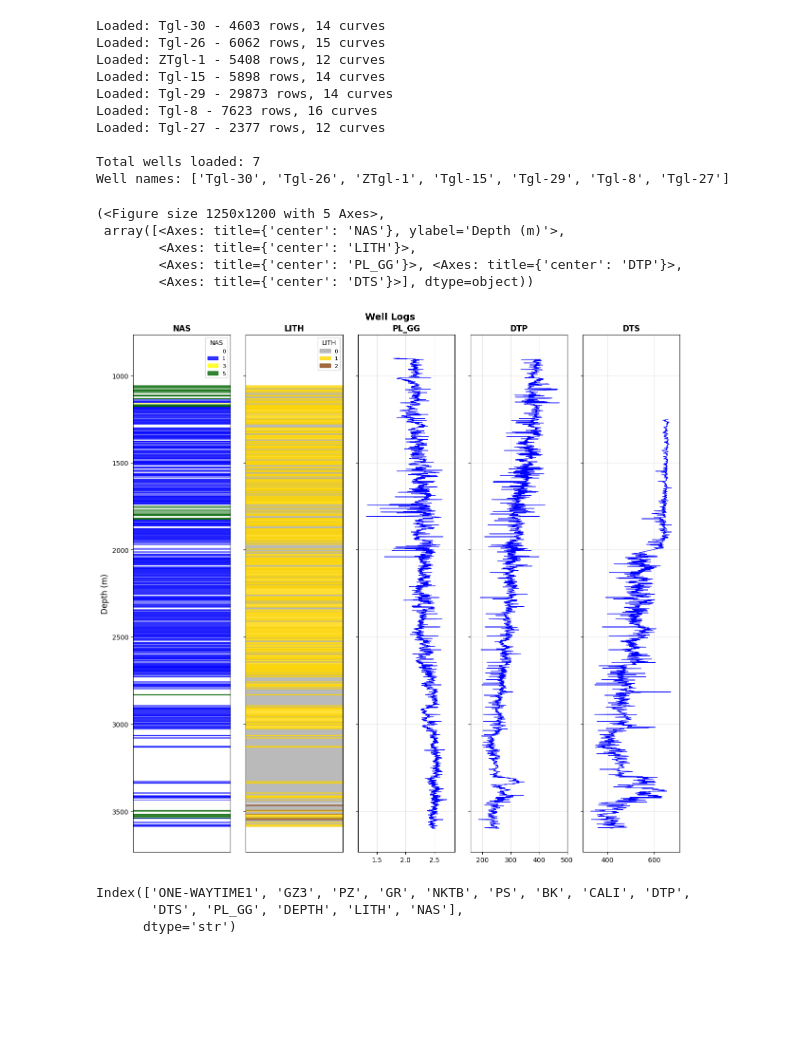
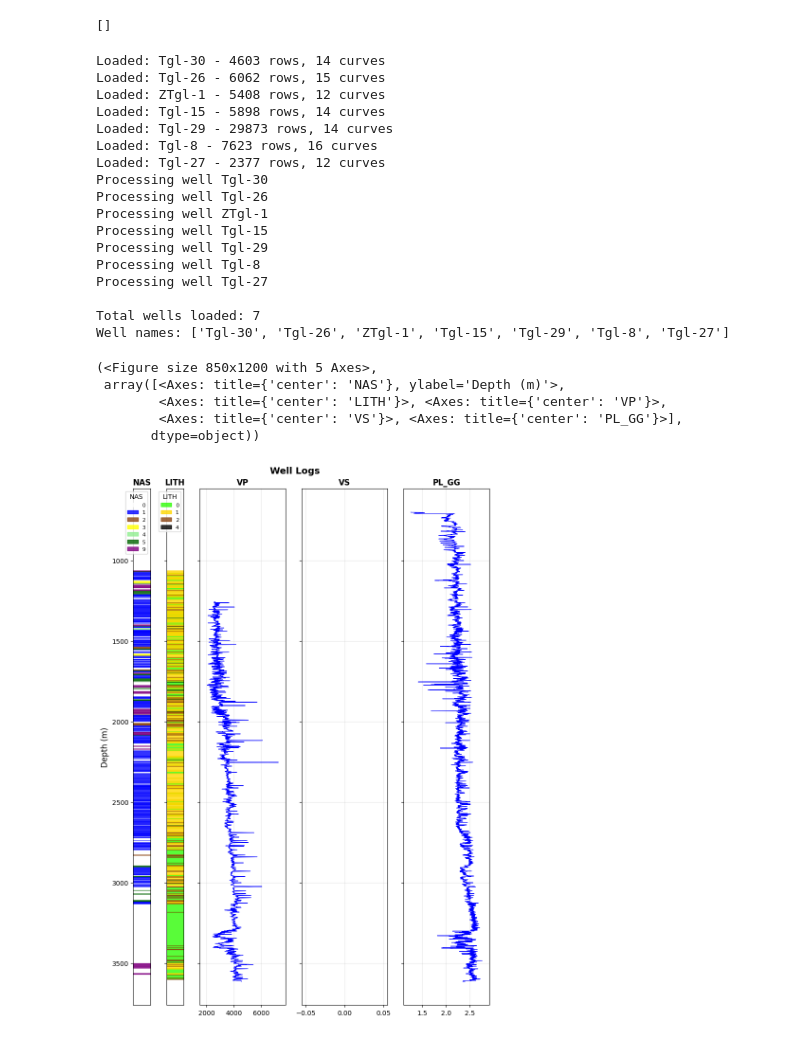
Before and after one commit to spaceswimmer/nnseismic, a Jupyter notebook: src/get-rockphysics-tagilsk.ipynb, the cells around one changed output. Drawn from its saved outputs; the diff is of its cells as text; code cells hidden in the pictures; blank space fills up the shorter version.

Commit message:
main tagilsk wells gauss pred

```diff
--- a/src/get-rockphysics-tagilsk.ipynb
+++ b/src/get-rockphysics-tagilsk.ipynb
@@ -20,26 +18,16 @@ las_files
+# %%
+test = glob('smb://truenas-scale/Documents Share/*')
+test
+# %% [output]
+[]
 # %%
 # Create a dictionary to store all DataFrames
-las_dataframes = {}
-
-for file_path in las_files:
-    # Read the LAS file
-    las_obj = las.read(file_path)
-
-    # Convert to DataFrame
-    df = las_obj.df()
-
-    # Extract filename without extension (e.g., 'Tgl-30.las' -> 'Tgl-30')
-    filename = os.path.basename(file_path)
-    key_name = os.path.splitext(filename)[0]
-
-    # Store in dictionary
-    las_dataframes[key_name] = df
-
-    print(f"Loaded: {key_name} - {len(df)} rows, {len(df.columns)} curves")
-
+las_dfs = read_las(las_files)
+# Keep only needed curves
+las_dfs = prepare_valid_tagilsk(las_dfs)
 # Display the keys (well names) in the dictionary
-print(f"\nTotal wells loaded: {len(las_dataframes)}")
-print(f"Well names: {list(las_dataframes.keys())}")
+print(f"\nTotal wells loaded: {len(las_dfs)}")
+print(f"Well names: {list(las_dfs.keys())}")
 # %% [output]
 Loaded: Tgl-30 - 4603 rows, 14 curves
 Loaded: Tgl-26 - 6062 rows, 15 curves
@@ -48,6 +36,13 @@ Loaded: Tgl-15 - 5898 rows, 14 curves
 Loaded: Tgl-29 - 29873 rows, 14 curves
 Loaded: Tgl-8 - 7623 rows, 16 curves
 Loaded: Tgl-27 - 2377 rows, 12 curves
+Processing well Tgl-30
+Processing well Tgl-26
+Processing well ZTgl-1
+Processing well Tgl-15
+Processing well Tgl-29
+Processing well Tgl-8
+Processing well Tgl-27
 
 Total wells loaded: 7
 Well names: ['Tgl-30', 'Tgl-26', 'ZTgl-1', 'Tgl-15', 'Tgl-29', 'Tgl-8', 'Tgl-27']
@@ -163,15 +49,9 @@ def plot_well_logs(df, columns, well_name=None, figsize=None, depth_range=None):
 # %%
-plot_well_logs(las_dataframes['Tgl-30'], ['NAS', 'LITH', 'PL_GG', 'DTP', 'DTS'])
+plot_well_logs(las_dfs['Tgl-15'], ['NAS', 'LITH', 'VP', 'VS', 'PL_GG'])
 # %% [output]
-(<Figure size 1250x1200 with 5 Axes>,
+(<Figure size 850x1200 with 5 Axes>,
  array([<Axes: title={'center': 'NAS'}, ylabel='Depth (m)'>,
-        <Axes: title={'center': 'LITH'}>,
-        <Axes: title={'center': 'PL_GG'}>, <Axes: title={'center': 'DTP'}>,
-        <Axes: title={'center': 'DTS'}>], dtype=object))
+        <Axes: title={'center': 'LITH'}>, <Axes: title={'center': 'VP'}>,
+        <Axes: title={'center': 'VS'}>, <Axes: title={'center': 'PL_GG'}>],
+       dtype=object))
-[figure, old version]
+[figure, new version]
-# %%
-las_dataframes['Tgl-30'].columns
-# %% [output]
-Index(['ONE-WAYTIME1', 'GZ3', 'PZ', 'GR', 'NKTB', 'PS', 'BK', 'CALI', 'DTP',
-       'DTS', 'PL_GG', 'DEPTH', 'LITH', 'NAS'],
-      dtype='str')
```
Also changed, not shown: parts of 9 cells of this notebook, 3 other files.
